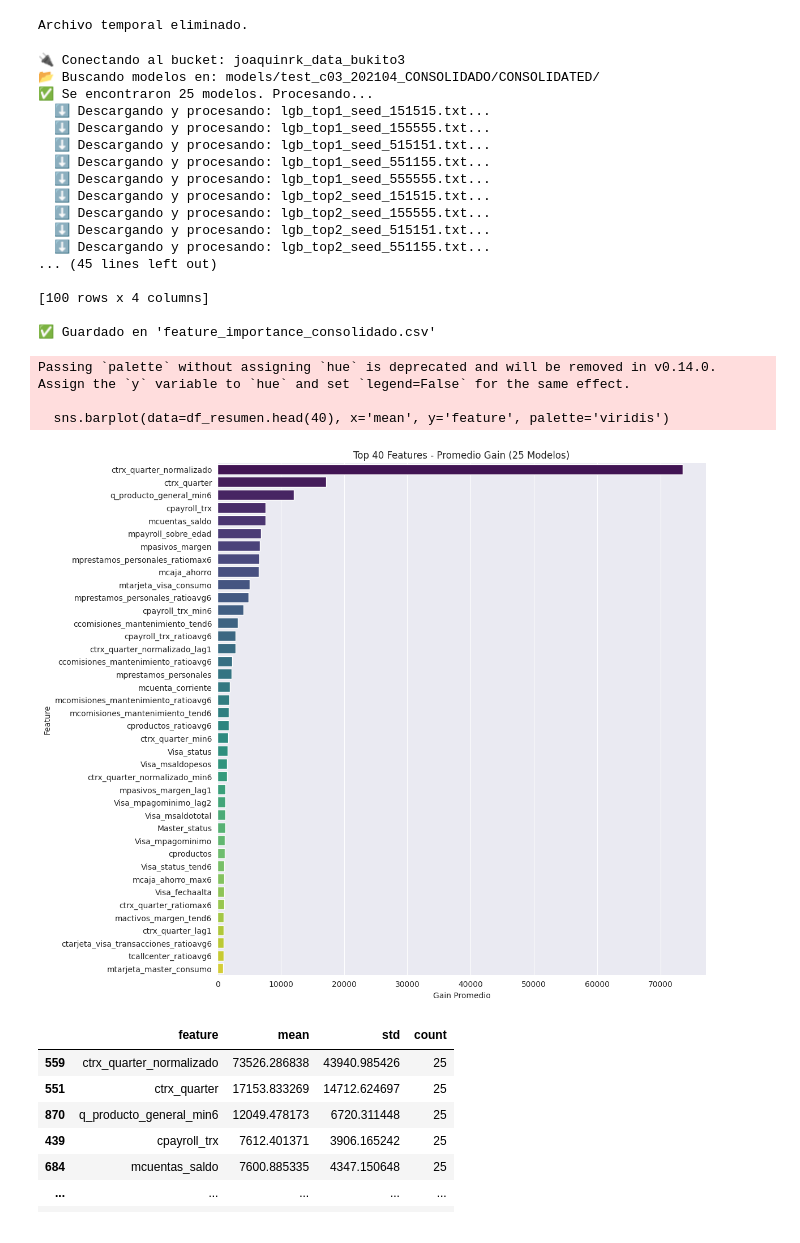
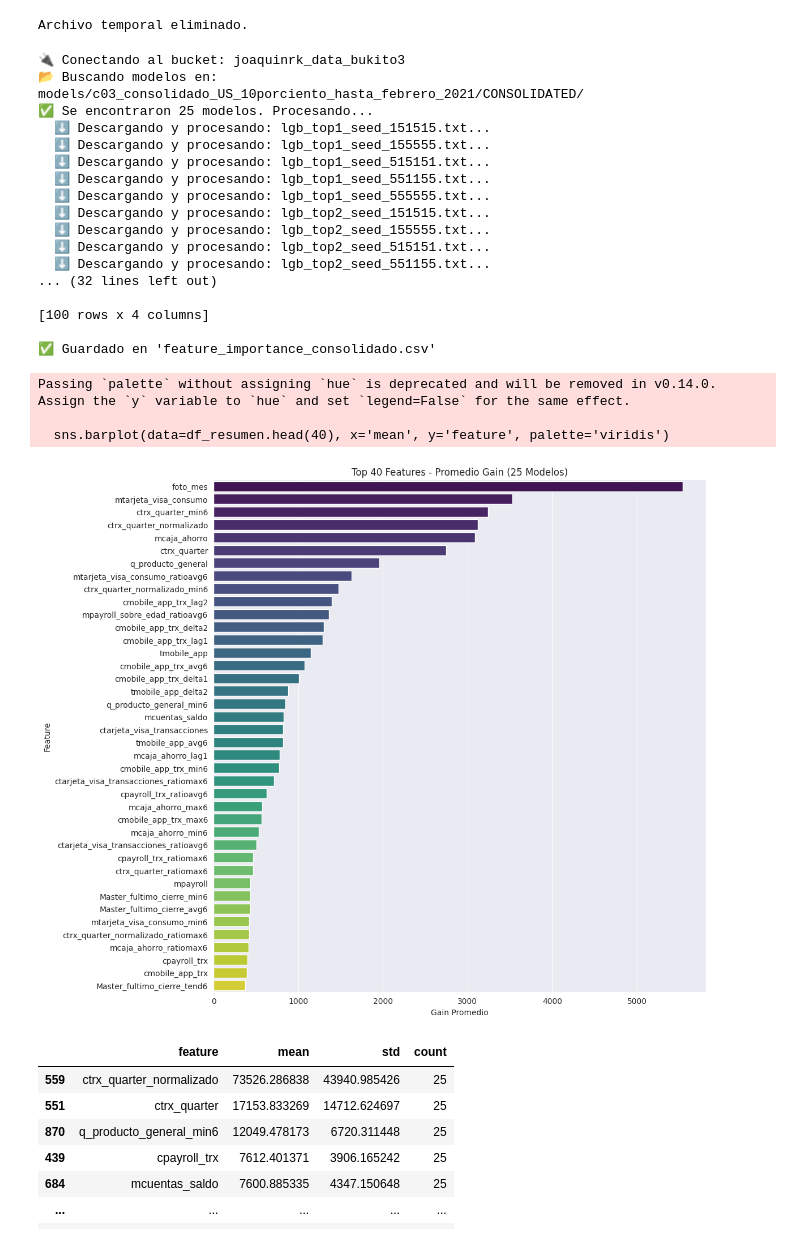
Before and after one commit to jrk-data/dmeyf-project, a Jupyter notebook: notebooks/feature_importances.ipynb, the cells around one changed output. Drawn from its saved outputs; the diff is of its cells as text; code cells hidden in the pictures.

Commit message:
experimento c03_semillerio_US_50porciento_desde_202001

```diff
--- a/notebooks/feature_importances.ipynb
+++ b/notebooks/feature_importances.ipynb
@@ -106,8 +106,7 @@ Cargando modelo local...
 Archivo temporal eliminado.
 # %%
 # RUTA DE TU CARPETA CON MODELOS
-GCS_FOLDER = "gs://joaquinrk_data_bukito3/models/test_c03_202104_CONSOLIDADO/CONSOLIDATED/"
-
+GCS_FOLDER = "gs://joaquinrk_data_bukito3/models/c03_consolidado_US_10porciento_hasta_febrero_2021/CONSOLIDATED/"
 def parse_gcs_uri(uri):
     """Separa bucket y prefijo de la URI."""
     if not uri.startswith("gs://"):
@@ -183,7 +182,7 @@ def analizar_todos_los_modelos(gcs_folder):
     print(df_resumen.head(100))
 
     # Guardar csv local por si lo quieres
-    df_resumen.to_csv("feature_importance_consolidado.csv", index=False)
+    df_resumen.to_csv("fe_consolidado_c03_US_10porciento_hasta_febrero_2021.csv", index=False)
     print("\n✅ Guardado en 'feature_importance_consolidado.csv'")
 
     # --- GRAFICAR ---
@@ -192,36 +191,36 @@ def analizar_todos_los_modelos(gcs_folder):
     # Graficamos el promedio
     sns.barplot(data=df_resumen.head(40), x='mean', y='feature', palette='viridis')
 
     plt.title(f'Top 40 Features - Promedio Gain ({len(model_blobs)} Modelos)')
     plt.xlabel('Gain Promedio')
     plt.ylabel('Feature')
     plt.tight_layout()
     plt.show()
     return df_resumen
 if __name__ == "__main__":
     df_resumen = analizar_todos_los_modelos(GCS_FOLDER)
 # %% [output]
 🔌 Conectando al bucket: joaquinrk_data_bukito3
-📂 Buscando modelos en: models/test_c03_202104_CONSOLIDADO/CONSOLIDATED/
+📂 Buscando modelos en: models/c03_consolidado_US_10porciento_hasta_febrero_2021/CONSOLIDATED/
 ✅ Se encontraron 25 modelos. Procesando...
   ⬇️ Descargando y procesando: lgb_top1_seed_151515.txt...
   ⬇️ Descargando y procesando: lgb_top1_seed_155555.txt...
   ⬇️ Descargando y procesando: lgb_top1_seed_515151.txt...
   ⬇️ Descargando y procesando: lgb_top1_seed_551155.txt...
   ⬇️ Descargando y procesando: lgb_top1_seed_555555.txt...
   ⬇️ Descargando y procesando: lgb_top2_seed_151515.txt...
   ⬇️ Descargando y procesando: lgb_top2_seed_155555.txt...
   ⬇️ Descargando y procesando: lgb_top2_seed_515151.txt...
   ⬇️ Descargando y procesando: lgb_top2_seed_551155.txt...
-... (45 lines left out)
+... (32 lines left out)
 
 [100 rows x 4 columns]
 
 ✅ Guardado en 'feature_importance_consolidado.csv'
 Passing `palette` without assigning `hue` is deprecated and will be removed in v0.14.0. Assign the `y` variable to `hue` and set `legend=False` for the same effect.
 
   sns.barplot(data=df_resumen.head(40), x='mean', y='feature', palette='viridis')
-[figure, old version]
+[figure, new version]
 # %%
 df_resumen
 # %% [output]
```
Also changed, not shown: 3 other files.
